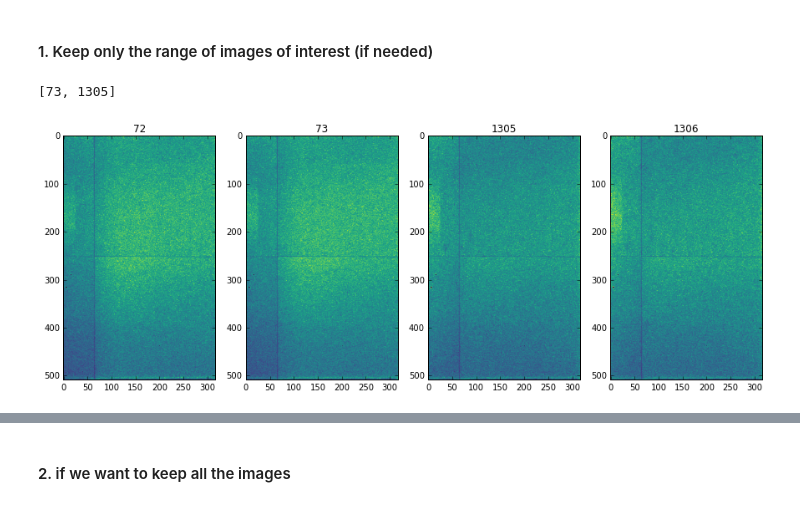
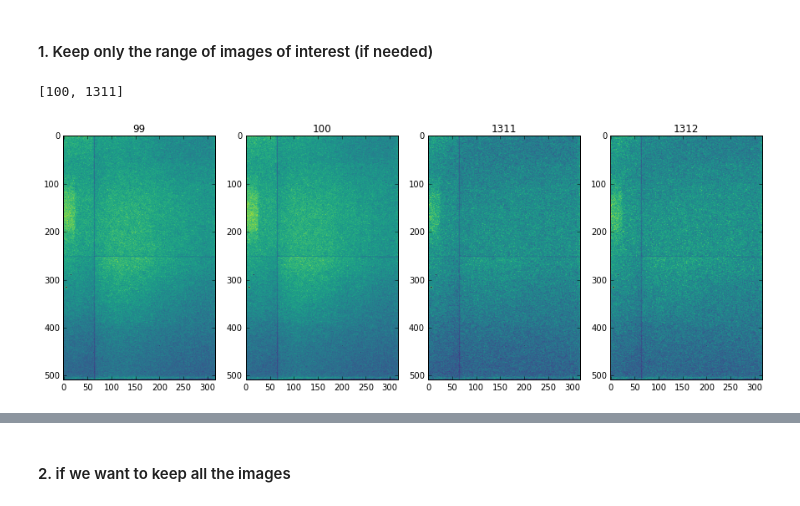
Before and after one commit to ornlneutronimaging/BraggEdge, a Jupyter notebook: notebook/bragg_egde_detection_step1_of_2.ipynb, the cells around one changed output, grey strips where cells are left out. Saved outputs shown, nothing was run; the diff lists cells and outputs as text; code cells hidden in the pictures.

```diff
--- a/notebook/bragg_egde_detection_step1_of_2.ipynb
+++ b/notebook/bragg_egde_detection_step1_of_2.ipynb
@@ -193,37 +193,37 @@ def plot_images_to_keep(file_index_start, file_index_end):
 
     _data2_in = images[file_index_end]
     _data2_out = images[file_index_end + 1]
 
     fig3 = plt.figure(figsize=(15, 50))
 
     ax_img1_out = plt.subplot(141)
     ax_img1_out.imshow(_data1_out, cmap='viridis')
     ax_img1_out.set_title("%d" %(file_index_start - 1))
     #ax_img1_out.set_title("Last image excluded: %s" %list_fname[file_index_start - 1])
 
     ax_img1_in = plt.subplot(142)
     ax_img1_in.imshow(_data1_in, cmap='viridis')
     ax_img1_in.set_title("%d" %(file_index_start))
     #ax_img1_in.set_title(list_fname[file_index_start - 1])
 
     ax_img2_in = plt.subplot(143)
     ax_img2_in.imshow(_data2_in, cmap='viridis')
     ax_img2_in.set_title("%d" %(file_index_end))
     #ax_img2_out.set_title("Last image excluded: %s" %list_fname[file_index_end])
 
     ax_img2_out = plt.subplot(144)
     ax_img2_out.imshow(_data2_out, cmap='viridis')
     ax_img2_out.set_title("%d" %(file_index_end + 1))
     #ax_img2_in.set_title(list_fname[file_index_end + 1])
 
     return [file_index_start, file_index_end]
 
 file_range = interact(plot_images_to_keep,
-               file_index_start = widgets.IntSlider(min=0, max=nbr_images, step=1, value=0, description='First Image to Keep'),
-               file_index_end = widgets.IntSlider(min=0, max=nbr_images, step=1, value=nbr_images-2, description='First Image to Keep'))
+               file_index_start = widgets.IntSlider(min=0, max=nbr_images, step=1, value=100, description='First Image to Keep'),
+               file_index_end = widgets.IntSlider(min=0, max=nbr_images, step=1, value=1311, description='First Image to Keep'))
 # %% [output]
-[73, 1305]
+[100, 1311]
-[figure, old version]
+[figure, new version]
 # %%
 [file_index_start, file_index_end] = file_range.widget.result
 # %%
```
Also changed, not shown: parts of 18 cells of this notebook, 1 other file.
